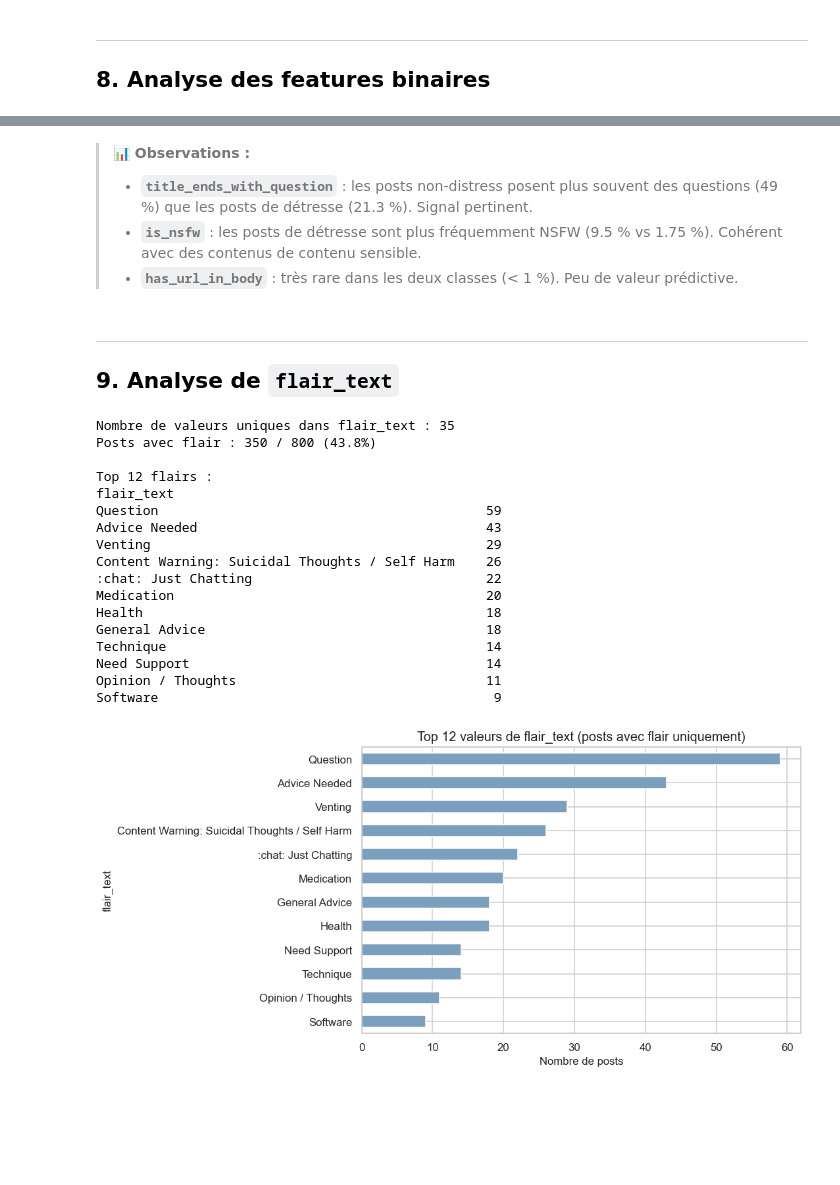
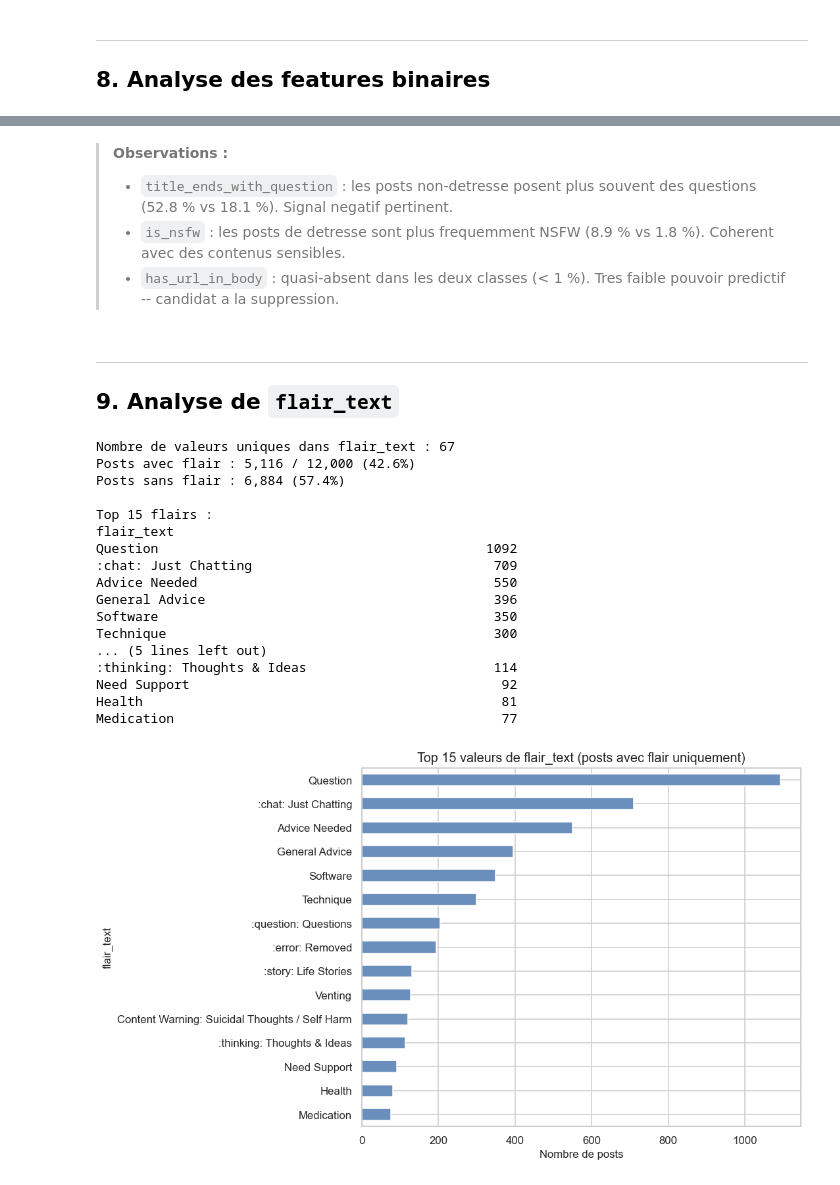
Before and after one commit to J1HANE/ML_MHTM, a Jupyter notebook: notebooks/01_discovery.ipynb, the cells around one changed output, grey strips where cells are left out. Cells and saved outputs as stored; diff of their text form; code cells hidden in the pictures; blank space fills up the shorter version.

```diff
--- a/notebooks/01_discovery.ipynb
+++ b/notebooks/01_discovery.ipynb
@@ -423,49 +400,48 @@ plt.show()
 # %% [markdown]
-> **📊 Observations :**
-> - **`title_ends_with_question`** : les posts non-distress posent plus souvent des questions (49 %) que les posts de détresse (21.3 %). Signal pertinent.
-> - **`is_nsfw`** : les posts de détresse sont plus fréquemment NSFW (9.5 % vs 1.75 %). Cohérent avec des contenus de contenu sensible.
-> - **`has_url_in_body`** : très rare dans les deux classes (< 1 %). Peu de valeur prédictive.
+> **Observations :**
+> - `title_ends_with_question` : les posts non-detresse posent plus souvent des questions (52.8 % vs 18.1 %). Signal negatif pertinent.
+> - `is_nsfw` : les posts de detresse sont plus frequemment NSFW (8.9 % vs 1.8 %). Coherent avec des contenus sensibles.
+> - `has_url_in_body` : quasi-absent dans les deux classes (< 1 %). Tres faible pouvoir predictif -- candidat a la suppression.
 # %% [markdown]
 ---
 ## 9. Analyse de `flair_text`
 # %%
-# Distribution des flairs (posts avec flair seulement)
-flair_counts = df['flair_text'].value_counts(dropna=True).head(12)
-print(f"Nombre de valeurs uniques dans flair_text : {df['flair_text'].nunique()}")
-print(f"Posts avec flair : {df['flair_text'].notna().sum()} / {len(df)} ({df['flair_text'].notna().mean()*100:.1f}%)")
+flair_counts = df['flair_text'].value_counts(dropna=True)
+
+print(f'Nombre de valeurs uniques dans flair_text : {df["flair_text"].nunique()}')
+print(f'Posts avec flair : {df["flair_text"].notna().sum():,} / {len(df):,} ({df["flair_text"].notna().mean()*100:.1f}%)')
+print(f'Posts sans flair : {df["flair_text"].isna().sum():,} ({df["flair_text"].isna().mean()*100:.1f}%)')
 print()
-print("Top 12 flairs :")
-print(flair_counts.to_string())
+print('Top 15 flairs :')
+print(flair_counts.head(15).to_string())
 # %% [output]
-Nombre de valeurs uniques dans flair_text : 35
-Posts avec flair : 350 / 800 (43.8%)
+Nombre de valeurs uniques dans flair_text : 67
+Posts avec flair : 5,116 / 12,000 (42.6%)
+Posts sans flair : 6,884 (57.4%)
 
-Top 12 flairs :
+Top 15 flairs :
 flair_text
-Question                                          59
-Advice Needed                                     43
-Venting                                           29
-Content Warning: Suicidal Thoughts / Self Harm    26
-:chat: Just Chatting                              22
-Medication                                        20
-Health                                            18
-General Advice                                    18
-Technique                                         14
-Need Support                                      14
-Opinion / Thoughts                                11
-Software                                           9
+Question                                          1092
+:chat: Just Chatting                               709
+Advice Needed                                      550
+General Advice                                     396
+Software                                           350
+Technique                                          300
+... (5 lines left out)
+:thinking: Thoughts & Ideas                        114
+Need Support                                        92
+Health                                              81
+Medication                                          77
 # %%
-# Graphique : top 12 flairs
-fig, ax = plt.subplots(figsize=(10, 5))
-flair_counts.sort_values().plot(
-    kind='barh', ax=ax,
-    color='#7b9fbd', edgecolor='white'
+fig, ax = plt.subplots(figsize=(10, 6))
+flair_counts.head(15).sort_values().plot(
+    kind='barh', ax=ax, color='#6a8fbd', edgecolor='white'
 )
-ax.set_title('Top 12 valeurs de flair_text (posts avec flair uniquement)')
+ax.set_title('Top 15 valeurs de flair_text (posts avec flair uniquement)')
 ax.set_xlabel('Nombre de posts')
 plt.tight_layout()
 plt.savefig('../figures/flair_distribution.png', bbox_inches='tight')
 plt.show()
 # %% [output]
-[figure, old version]
+[figure, new version]
 # %% [markdown]
```
Also changed, not shown: parts of 42 cells of this notebook, 8 other files.
